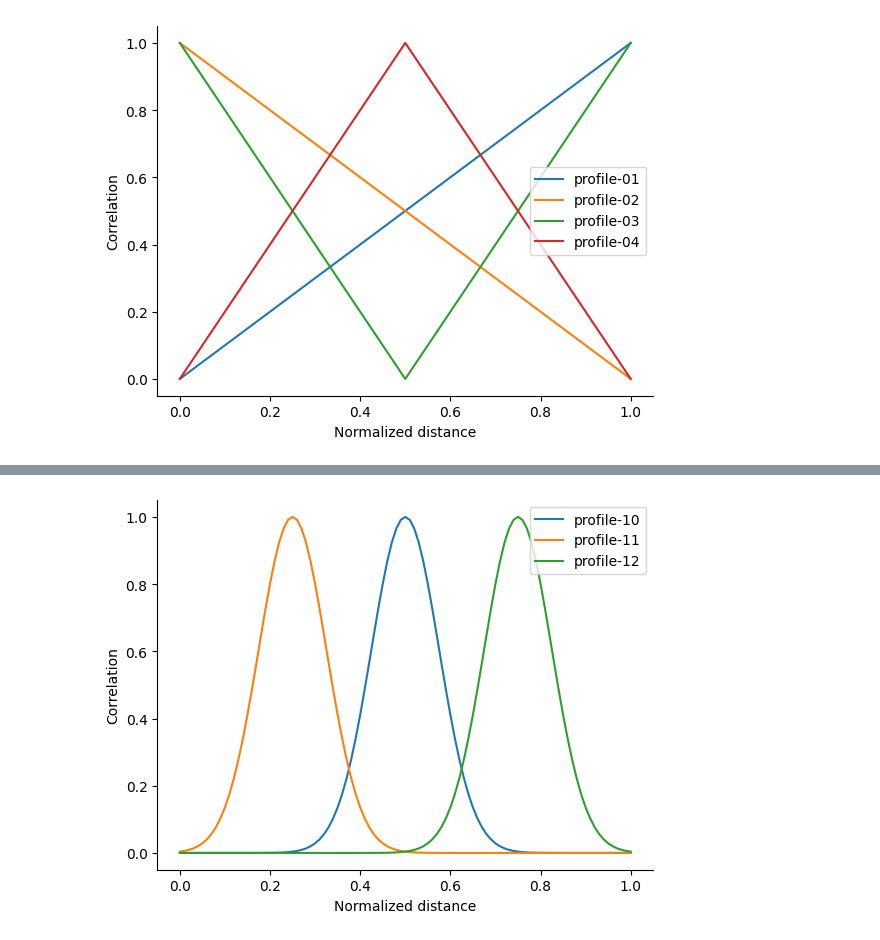
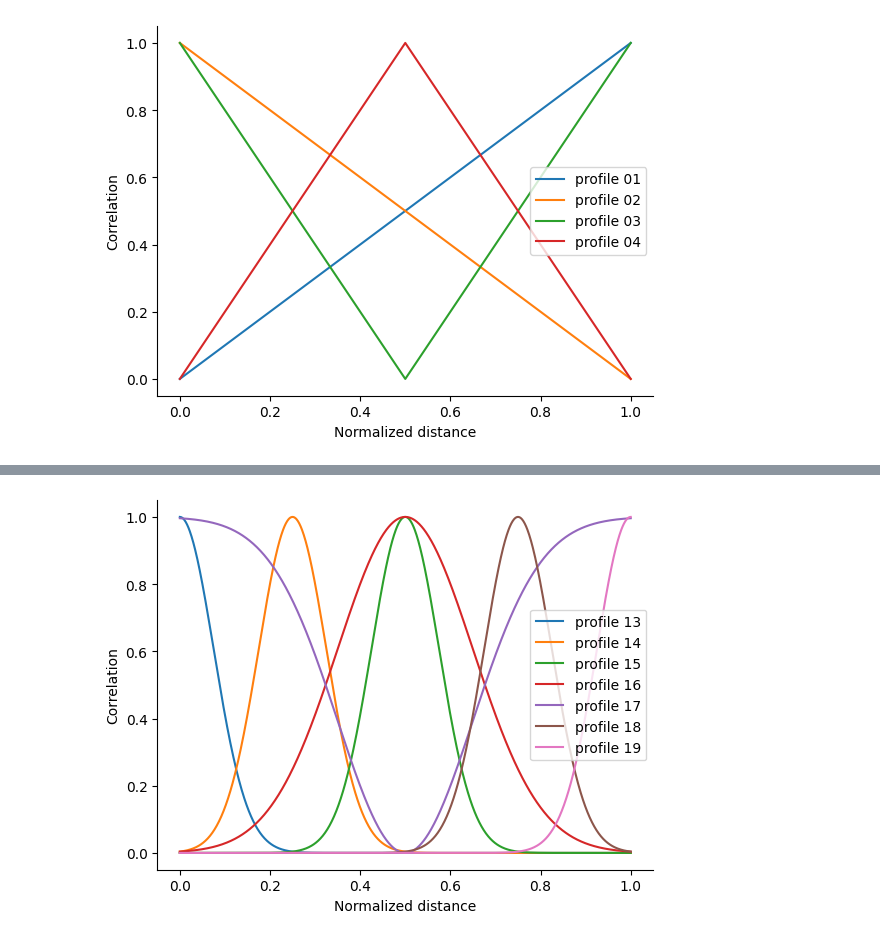
Before and after one commit to DynamicaLab/geometric-networks, a Jupyter notebook: analysis/synthetic_correlation_matrices.ipynb, the cells around one changed output, grey strips where cells are left out. Drawn from its saved outputs; the diff is of its cells as text; code cells hidden in the pictures.

Commit message:
more and better matrices

```diff
--- a/analysis/synthetic_correlation_matrices.ipynb
+++ b/analysis/synthetic_correlation_matrices.ipynb
@@ -11,18 +5,20 @@ import seaborn as sns
 # %% [markdown]
 ### Distance matrix in a 3D ellipsoid
+# %%
+# Number of vertices
+number_of_vertices = 1000
+
+# Semi-axes a, a, c of the ellipsoid
+a, c = 0.3, 0.5
 # %%
 # Generates a grid of evenly spaced points in the unit cube centered at the origin
-number_of_points = 11
+number_of_points = 51
 x = np.linspace(-0.5, 0.5, number_of_points)
 xs = np.array(np.meshgrid(x, x, x))
 coordinates = np.transpose(xs.reshape((3,-1)))
 coordinates[:, [0, 1]] = coordinates[:, [1, 0]]
 
-print(coordinates.shape)
-
 # Keeps 'number_of_vertices' points that are within a ellipsoid with semi-axes a, a, c
-number_of_vertices = 100
-a, c = 0.3, 0.5
 coordinates = coordinates[np.where((coordinates[:, 0] / a) ** 2 + (coordinates[:, 1] / a) ** 2 + (coordinates[:, 2] / c) ** 2 <= 1)[0]]
 assert len(coordinates) >= number_of_vertices, "Not enough points in ellipsoid"
 coordinates = coordinates[np.random.choice(coordinates.shape[0], number_of_vertices, replace=False)]
@@ -34,7 +30,7 @@ z = coordinates[:, 2]
 distance_matrix = np.sqrt(np.square(x - x[:, np.newaxis]) + np.square(y - y[:, np.newaxis]) + np.square(z - z[:, np.newaxis]))
 
 min_distance = 0
-max_distance = 2*c
+max_distance = 2 * c
 
 normalized_distance_matrix = (distance_matrix - min_distance) / (max_distance - min_distance)
 x = normalized_distance_matrix
@@ -43 +39,7 @@ x = normalized_distance_matrix
+# %%
+# Housekeeping variables
+matrix_rootname = "../data/synthetic/synthetic_correlation_matrices/correlation-matrix-{:05d}x{:05d}-profile-{:02d}.txt"
+figure_rootname = "../figures/synthetic_correlation_matrices/profiles{}.pdf"
+xx = np.linspace(0, 1, 1001)
+idx = 0
 # %% [markdown]
@@ -133,33 +177,71 @@ fig.savefig("../figures/profiles-05-06-07-08.pdf")
 # %%
 fig, ax = plt.subplots()
 
-xx = np.linspace(0, 1, 101)
+profiles = ""
 
-name = r"profile-10"
-y  = np.exp(-0.5 *  ((x - 0.5) / 0.075)**2)
-yy  = np.exp(-0.5 *  ((xx - 0.5) / 0.075)**2)
-np.savetxt(f"../data/synthetic/synthetic_correlation_matrices/correlation-matrix-{name}.txt", y, fmt='%.6f')
-ax.plot(xx, yy, label=name)
+idx += 1
+profiles += "-{:02d}".format(idx)
+y  = np.exp(-0.5 *  ((x - 0.00)  / 0.075)**2)
+yy = np.exp(-0.5 *  ((xx - 0.00) / 0.075)**2)
+y[np.diag_indices_from(y)] = 1
+np.savetxt(matrix_rootname.format(number_of_vertices, number_of_vertices, idx), y, fmt='%.6f')
+ax.plot(xx, yy, label="profile {:02d}".format(idx))
 
-name = r"profile-11"
-y  = np.exp(-0.5 *  ((x - 0.25) / 0.075)**2)
-yy  = np.exp(-0.5 *  ((xx - 0.25) / 0.075)**2)
-np.savetxt(f"../data/synthetic/synthetic_correlation_matrices/correlation-matrix-{name}.txt", y, fmt='%.6f')
-ax.plot(xx, yy, label=name)
+idx += 1
+profiles += "-{:02d}".format(idx)
+y  = np.exp(-0.5 *  ((x - 0.25)  / 0.075)**2)
+yy = np.exp(-0.5 *  ((xx - 0.25) / 0.075)**2)
+y[np.diag_indices_from(y)] = 1
+np.savetxt(matrix_rootname.format(number_of_vertices, number_of_vertices, idx), y, fmt='%.6f')
+ax.plot(xx, yy, label="profile {:02d}".format(idx))
 
-name = r"profile-12"
-y  = np.exp(-0.5 *  ((x - 0.75) / 0.075)**2)
-yy  = np.exp(-0.5 *  ((xx - 0.75) / 0.075)**2)
-np.savetxt(f"../data/synthetic/synthetic_correlation_matrices/correlation-matrix-{name}.txt", y, fmt='%.6f')
-ax.plot(xx, yy, label=name)
+idx += 1
+profiles += "-{:02d}".format(idx)
+y  = np.exp(-0.5 *  ((x - 0.50)  / 0.075)**2)
+yy = np.exp(-0.5 *  ((xx - 0.50) / 0.075)**2)
+y[np.diag_indices_from(y)] = 1
+np.savetxt(matrix_rootname.format(number_of_vertices, number_of_vertices, idx), y, fmt='%.6f')
+ax.plot(xx, yy, label="profile {:02d}".format(idx))
+
+idx += 1
+profiles += "-{:02d}".format(idx)
+y  = np.exp(-0.5 *  ((x - 0.50)  / 0.15)**2)
+yy = np.exp(-0.5 *  ((xx - 0.50) / 0.15)**2)
+y[np.diag_indices_from(y)] = 1
+np.savetxt(matrix_rootname.format(number_of_vertices, number_of_vertices, idx), y, fmt='%.6f')
+ax.plot(xx, yy, label="profile {:02d}".format(idx))
+
+idx += 1
+profiles += "-{:02d}".format(idx)
+y  = 1 - np.exp(-0.5 *  ((x - 0.50)  / 0.15)**2)
+yy = 1 - np.exp(-0.5 *  ((xx - 0.50) / 0.15)**2)
+y[np.diag_indices_from(y)] = 1
+np.savetxt(matrix_rootname.format(number_of_vertices, number_of_vertices, idx), y, fmt='%.6f')
+ax.plot(xx, yy, label="profile {:02d}".format(idx))
+
+idx += 1
+profiles += "-{:02d}".format(idx)
+y  = np.exp(-0.5 *  ((x - 0.75)  / 0.075)**2)
+yy = np.exp(-0.5 *  ((xx - 0.75) / 0.075)**2)
+y[np.diag_indices_from(y)] = 1
+np.savetxt(matrix_rootname.format(number_of_vertices, number_of_vertices, idx), y, fmt='%.6f')
+ax.plot(xx, yy, label="profile {:02d}".format(idx))
+
+idx += 1
+profiles += "-{:02d}".format(idx)
+y  = np.exp(-0.5 *  ((x - 1.00)  / 0.075)**2)
+yy = np.exp(-0.5 *  ((xx - 1.00) / 0.075)**2)
+y[np.diag_indices_from(y)] = 1
+np.savetxt(matrix_rootname.format(number_of_vertices, number_of_vertices, idx), y, fmt='%.6f')
+ax.plot(xx, yy, label="profile {:02d}".format(idx))
 
 ax.set_xlabel("Normalized distance")
 ax.set_ylabel("Correlation")
 
 ax.spines['right'].set_color('none')
 ax.spines['top'].set_color('none')
 
 ax.legend()
-fig.savefig("../figures/profiles-10-11-12.pdf")
+fig.savefig(figure_rootname.format(profiles))
 # %% [output]
-[figure, old version]
+[figure, new version]
```
Also changed, not shown: parts of 9 cells of this notebook, 37 other files.
